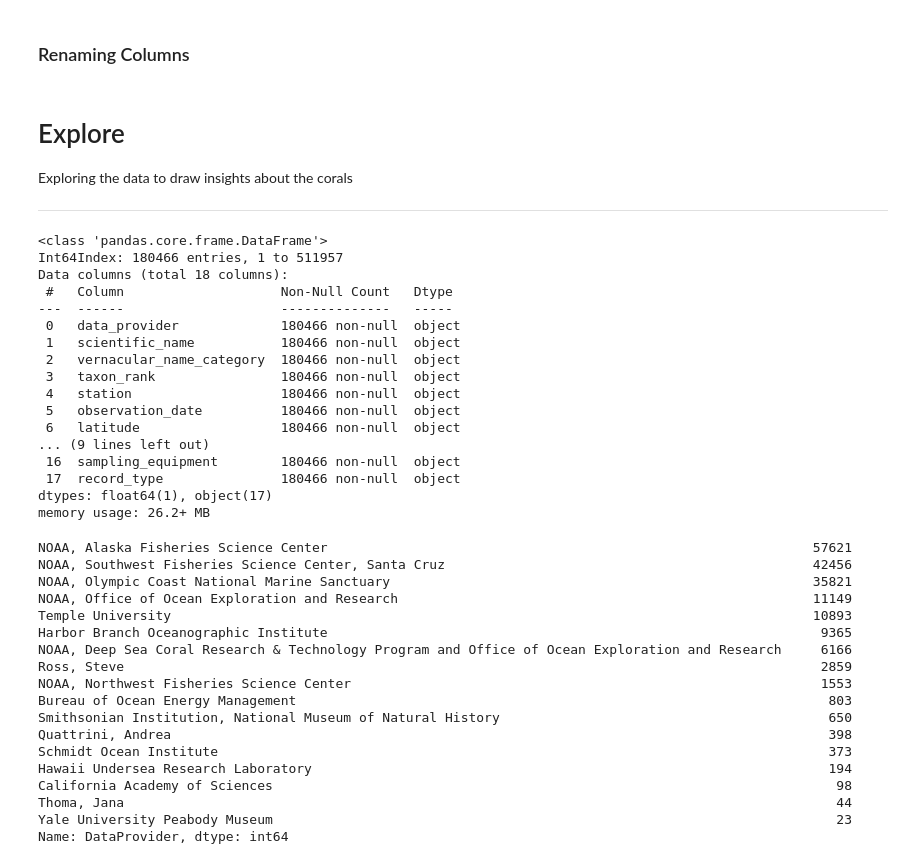
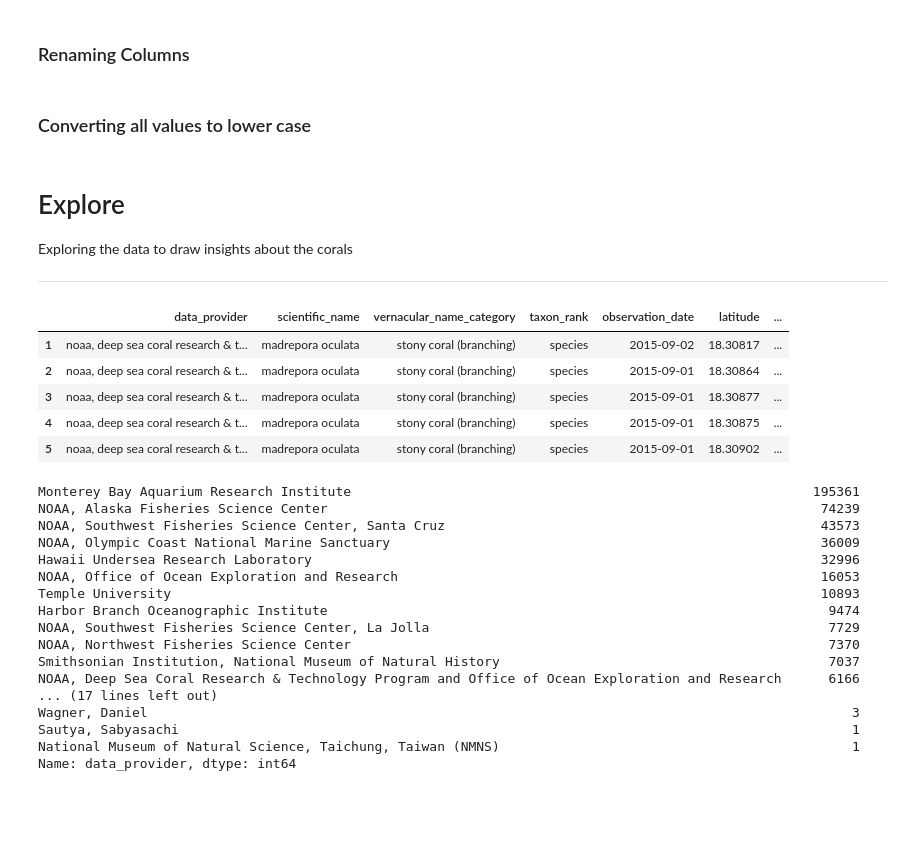
Before and after one commit to SamuelD-Data/deep_sea_corals_project, a Jupyter notebook: deep_sea_corals_project_notebook.ipynb, the cells around one changed output. Cells and saved outputs as stored; diff of their text form; code cells hidden in the pictures; blank space fills up the shorter version.

Commit message:
converted all str values to lower case, updated goals and comments

```diff
--- a/deep_sea_corals_project_notebook.ipynb
+++ b/deep_sea_corals_project_notebook.ipynb
@@ -77,7 +81,7 @@ memory usage: 78.3+ MB
 ### Dropping Columns
 # %%
 # dropping specified columns
-df = df.drop(columns = ['CatalogNumber', 'SampleID'])
+df = df.drop(columns = ['CatalogNumber', 'SampleID', 'SurveyID', 'EventID', 'Station', 'Locality'])
 # %% [markdown]
 ### Dropping Nulls
 # %%
@@ -88,56 +92,47 @@ df = df.dropna()
 # %%
 # adding underscores to various column names
 df.columns = ['Data_Provider', 'Scientific_Name', 'Vernacular_Name_Category', 'Taxon_Rank',
-       'Station', 'Observation_Date', 'latitude', 'longitude', 'Depth_Meters',
-       'Depth_Method', 'Locality', 'Location_Accuracy', 'Survey_ID', 'Repository',
-       'Identification_Qualifier', 'Event_ID', 'Sampling_Equipment',
-       'Record_Type']
+              'Observation_Date', 'latitude', 'longitude', 'Depth_Meters','Depth_Method',
+              'Location_Accuracy', 'Repository', 'Identification_Qualifier', 'Sampling_Equipment',
+              'Record_Type']
 
 # lower casing all column names
 df.columns = df.columns.str.lower()
+# %% [markdown]
+### Converting all values to lower case
+# %%
+df = df.applymap(lambda string:string.lower() if type(string) == str else string)
 # %% [markdown]
 # Explore
 Exploring the data to draw insights about the corals
 ***
 # %%
-df.info()
+df.head()
 # %% [output]
-<class 'pandas.core.frame.DataFrame'>
-Int64Index: 180466 entries, 1 to 511957
-Data columns (total 18 columns):
- #   Column                    Non-Null Count   Dtype
----  ------                    --------------   -----
- 0   data_provider             180466 non-null  object
- 1   scientific_name           180466 non-null  object
- 2   vernacular_name_category  180466 non-null  object
- 3   taxon_rank                180466 non-null  object
- 4   station                   180466 non-null  object
- 5   observation_date          180466 non-null  object
- 6   latitude                  180466 non-null  object
-... (9 lines left out)
- 16  sampling_equipment        180466 non-null  object
- 17  record_type               180466 non-null  object
-dtypes: float64(1), object(17)
-memory usage: 26.2+ MB
+|  | data_provider | scientific_name | vernacular_name_category | taxon_rank | observation_date | latitude | ... |
+| 1 | noaa, deep sea coral research & t... | madrepora oculata | stony coral (branching) | species | 2015-09-02 | 18.30817 | ... |
+| 2 | noaa, deep sea coral research & t... | madrepora oculata | stony coral (branching) | species | 2015-09-01 | 18.30864 | ... |
+| 3 | noaa, deep sea coral research & t... | madrepora oculata | stony coral (branching) | species | 2015-09-01 | 18.30877 | ... |
+| 4 | noaa, deep sea coral research & t... | madrepora oculata | stony coral (branching) | species | 2015-09-01 | 18.30875 | ... |
+| 5 | noaa, deep sea coral research & t... | madrepora oculata | stony coral (branching) | species | 2015-09-01 | 18.30902 | ... |
 # %%
-df.DataProvider.value_counts()
+df.data_provider.value_counts()
 # %% [output]
-NOAA, Alaska Fisheries Science Center                                                              57621
-NOAA, Southwest Fisheries Science Center, Santa Cruz                                               42456
-NOAA, Olympic Coast National Marine Sanctuary                                                      35821
-NOAA, Office of Ocean Exploration and Research                                                     11149
-Temple University                                                                                  10893
-Harbor Branch Oceanographic Institute                                                               9365
-NOAA, Deep Sea Coral Research & Technology Program and Office of Ocean Exploration and Research     6166
-Ross, Steve                                                                                         2859
-NOAA, Northwest Fisheries Science Center                                                            1553
-Bureau of Ocean Energy Management                                                                    803
-Smithsonian Institution, National Museum of Natural History                                          650
-Quattrini, Andrea                                                                                    398
-Schmidt Ocean Institute                                                                              373
-Hawaii Undersea Research Laboratory                                                                  194
-California Academy of Sciences                                                                        98
-Thoma, Jana                                                                                           44
-Yale University Peabody Museum                                                                        23
-Name: DataProvider, dtype: int64
+Monterey Bay Aquarium Research Institute                                                           195361
+NOAA, Alaska Fisheries Science Center                                                               74239
+NOAA, Southwest Fisheries Science Center, Santa Cruz                                                43573
+NOAA, Olympic Coast National Marine Sanctuary                                                       36009
+Hawaii Undersea Research Laboratory                                                                 32996
+NOAA, Office of Ocean Exploration and Research                                                      16053
+Temple University                                                                                   10893
+Harbor Branch Oceanographic Institute                                                                9474
+NOAA, Southwest Fisheries Science Center, La Jolla                                                   7729
+NOAA, Northwest Fisheries Science Center                                                             7370
+Smithsonian Institution, National Museum of Natural History                                          7037
+NOAA, Deep Sea Coral Research & Technology Program and Office of Ocean Exploration and Research      6166
+... (17 lines left out)
+Wagner, Daniel                                                                                          3
+Sautya, Sabyasachi                                                                                      1
+National Museum of Natural Science, Taichung, Taiwan (NMNS)                                             1
+Name: data_provider, dtype: int64
 # %%
```
Also changed, not shown: parts of 16 cells of this notebook.
